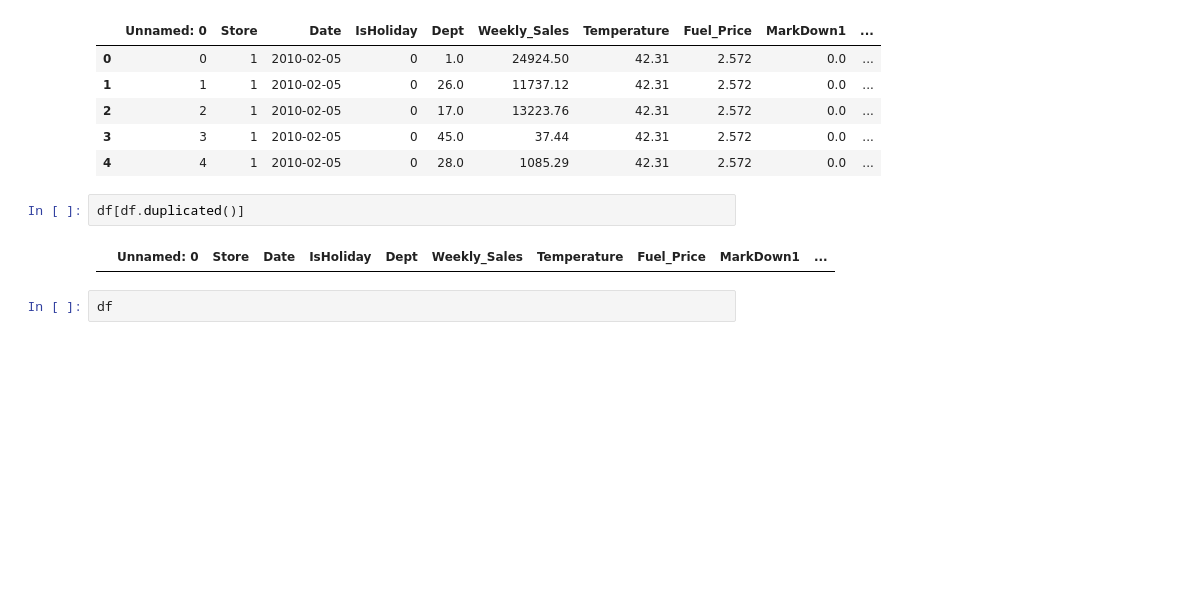
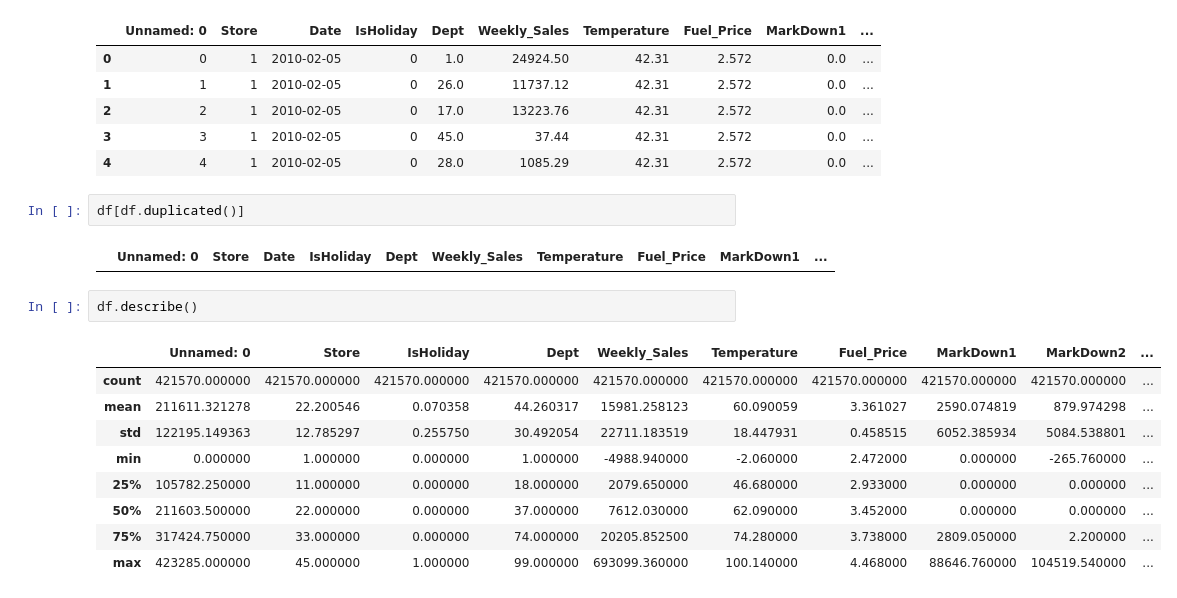
Before and after one commit to Subash-d/ai-ml-projects, a Jupyter notebook: walmart-sales/Eda.ipynb, the cells around one changed output. Drawn from its saved outputs; the diff is of its cells as text; blank space fills up the shorter version.

```diff
--- a/walmart-sales/Eda.ipynb
+++ b/walmart-sales/Eda.ipynb
@@ -32,4 +32,14 @@ df[df.duplicated()]
 # %% [output]
 |  | Unnamed: 0 | Store | Date | IsHoliday | Dept | Weekly_Sales | Temperature | Fuel_Price | MarkDown1 | ... |
 # %%
-df
+df.describe()
+# %% [output]
+|  | Unnamed: 0 | Store | IsHoliday | Dept | Weekly_Sales | Temperature | Fuel_Price | MarkDown1 | MarkDown2 | ... |
+| count | 421570.000000 | 421570.000000 | 421570.000000 | 421570.000000 | 421570.000000 | 421570.000000 | 421570.000000 | 421570.000000 | 421570.000000 | ... |
+| mean | 211611.321278 | 22.200546 | 0.070358 | 44.260317 | 15981.258123 | 60.090059 | 3.361027 | 2590.074819 | 879.974298 | ... |
+| std | 122195.149363 | 12.785297 | 0.255750 | 30.492054 | 22711.183519 | 18.447931 | 0.458515 | 6052.385934 | 5084.538801 | ... |
+| min | 0.000000 | 1.000000 | 0.000000 | 1.000000 | -4988.940000 | -2.060000 | 2.472000 | 0.000000 | -265.760000 | ... |
+| 25% | 105782.250000 | 11.000000 | 0.000000 | 18.000000 | 2079.650000 | 46.680000 | 2.933000 | 0.000000 | 0.000000 | ... |
+| 50% | 211603.500000 | 22.000000 | 0.000000 | 37.000000 | 7612.030000 | 62.090000 | 3.452000 | 0.000000 | 0.000000 | ... |
+| 75% | 317424.750000 | 33.000000 | 0.000000 | 74.000000 | 20205.852500 | 74.280000 | 3.738000 | 2809.050000 | 2.200000 | ... |
+| max | 423285.000000 | 45.000000 | 1.000000 | 99.000000 | 693099.360000 | 100.140000 | 4.468000 | 88646.760000 | 104519.540000 | ... |
```
Also changed, not shown: parts of 5 cells of this notebook.
